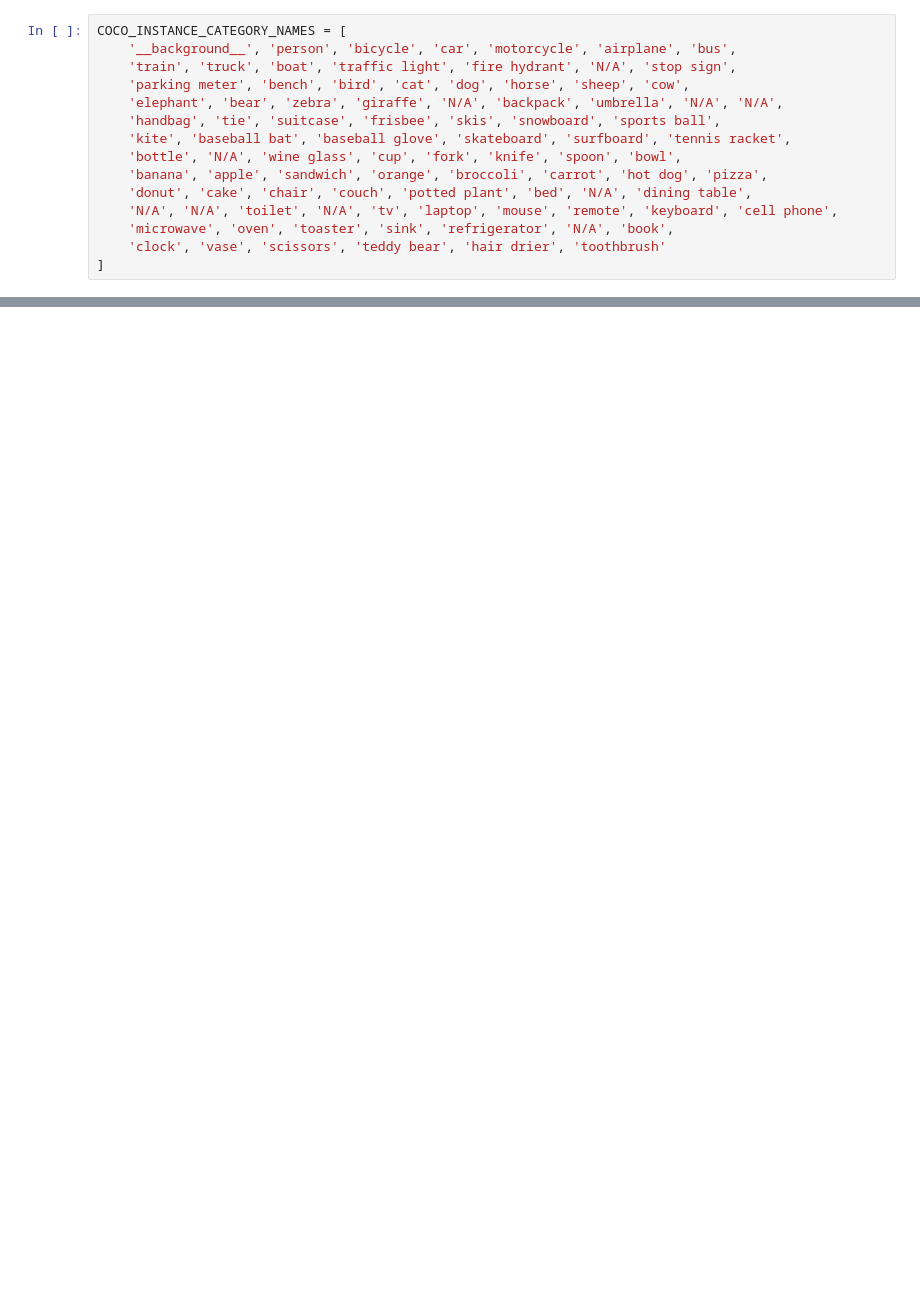
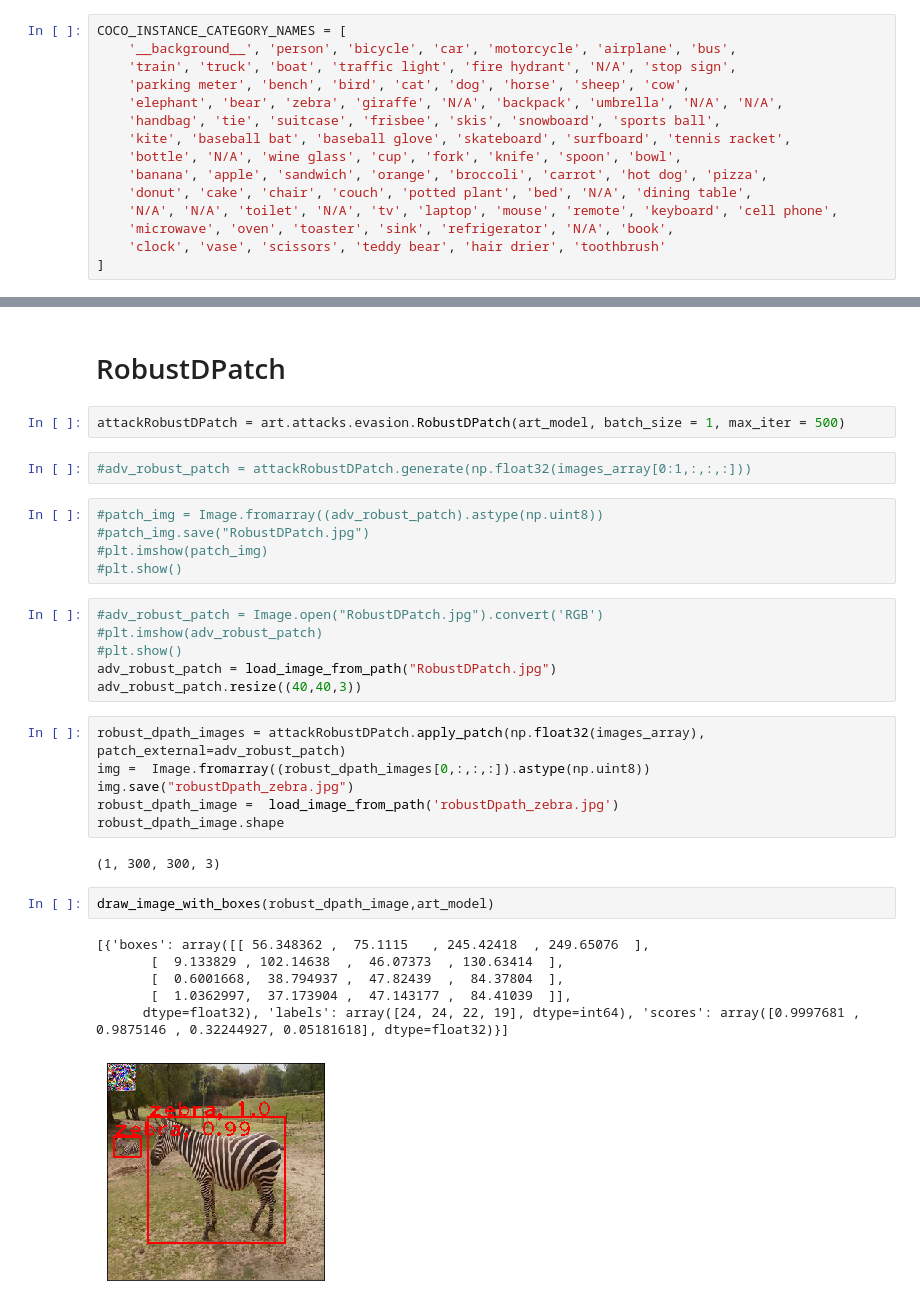
Before and after one commit to sebastiankul-99/ART-AGH, a Jupyter notebook: ObjectDetectionWithArt.ipynb, the cells around one changed output, grey strips where cells are left out. Saved outputs shown, nothing was run; the diff lists cells and outputs as text; blank space fills up the shorter version.

```diff
--- a/ObjectDetectionWithArt.ipynb
+++ b/ObjectDetectionWithArt.ipynb
@@ -282,0 +152,34 @@ draw_image_with_boxes("giraffe2.jpg")
+# %% [markdown]
+# RobustDPatch
+# %%
+attackRobustDPatch = art.attacks.evasion.RobustDPatch(art_model, batch_size = 1, max_iter = 500)
+# %%
+#adv_robust_patch = attackRobustDPatch.generate(np.float32(images_array[0:1,:,:,:]))
+# %%
+#patch_img = Image.fromarray((adv_robust_patch).astype(np.uint8))
+#patch_img.save("RobustDPatch.jpg")
+#plt.imshow(patch_img)
+#plt.show()
+# %%
+#adv_robust_patch = Image.open("RobustDPatch.jpg").convert('RGB')
+#plt.imshow(adv_robust_patch)
+#plt.show()
+adv_robust_patch = load_image_from_path("RobustDPatch.jpg")
+adv_robust_patch.resize((40,40,3))
+# %%
+robust_dpath_images = attackRobustDPatch.apply_patch(np.float32(images_array), patch_external=adv_robust_patch)
+img =  Image.fromarray((robust_dpath_images[0,:,:,:]).astype(np.uint8))
+img.save("robustDpath_zebra.jpg")
+robust_dpath_image =  load_image_from_path('robustDpath_zebra.jpg')
+robust_dpath_image.shape
+# %% [output]
+(1, 300, 300, 3)
+# %%
+draw_image_with_boxes(robust_dpath_image,art_model)
+# %% [output]
+[{'boxes': array([[ 56.348362 ,  75.1115   , 245.42418  , 249.65076  ],
+       [  9.133829 , 102.14638  ,  46.07373  , 130.63414  ],
+       [  0.6001668,  38.794937 ,  47.82439  ,  84.37804  ],
+       [  1.0362997,  37.173904 ,  47.143177 ,  84.41039  ]],
+      dtype=float32), 'labels': array([24, 24, 22, 19], dtype=int64), 'scores': array([0.9997681 , 0.9875146 , 0.32244927, 0.05181618], dtype=float32)}]
+[figure, added]
```
Also changed, not shown: parts of 90 cells of this notebook.
